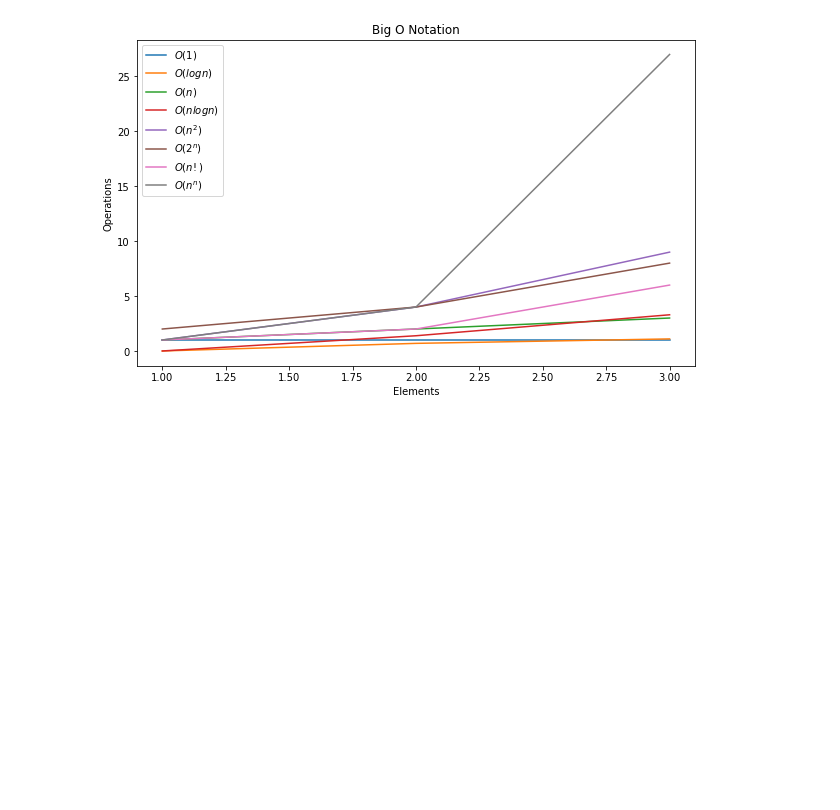
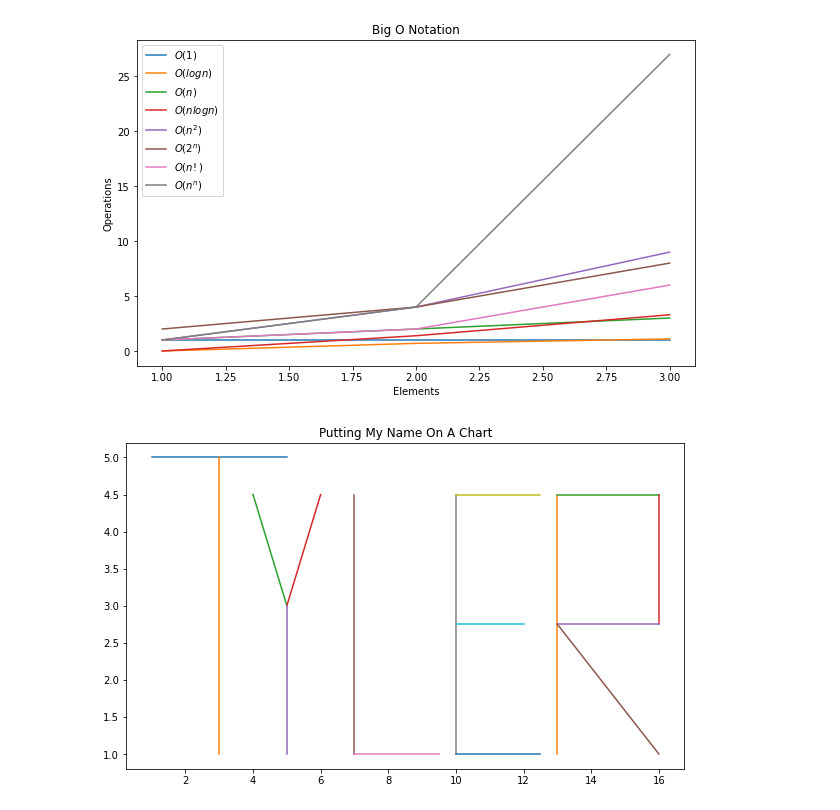
Before and after one commit to Tyler-Applegate/numpy-pandas-visualization-exercises, a Jupyter notebook: big_o_notation.ipynb, the cells around one changed output. Cells and saved outputs as stored; diff of their text form; code cells hidden in the pictures; blank space fills up the shorter version.

Commit message:
added first part of bonus

```diff
--- a/big_o_notation.ipynb
+++ b/big_o_notation.ipynb
@@ -48,3 +48,80 @@ plt.legend()
 plt.show()
 # %% [output]
 [figure]
+# %%
+# Fancy Chart w/ my name
+
+plt.figure(figsize = (10,6))
+plt.title('Putting My Name On A Chart')
+
+# Horizontal part of T
+x1 = [1,5]
+y1 = [5,5]
+# Vertical portion of T
+x2 = [3,3,3,3,3]
+y2 = [1,2,3,4,5]
+# Left side of Y
+x3 = [4,5]
+y3 = [4.5,3]
+# Right side of Y
+x4 = [5,6]
+y4 = [3,4.5]
+# Vertical portion of Y
+x5 = [5,5]
+y5 = [1,3]
+# Vertical portion of L
+x6 = [7,7]
+y6 = [1,4.5]
+# Horizontal portion of L
+x7 = [7,9.5]
+y7 = [1,1]
+# Vertical portion of E
+x8 = [10,10]
+y8 = [1,4.5]
+# Top portion of E
+x9 = [10,12.5]
+y9 = [4.5,4.5]
+# Middle E
+x10 = [10,12]
+y10 = [2.75,2.75]
+# Bottom E
+x11 = [10,12.5]
+y11 = [1,1]
+# Left side of R
+x12 = [13,13]
+y12 = [1,4.5]
+# Top of R
+x13 = [13,16]
+y13 = [4.5,4.5]
+# Right side of R
+x14 = [16,16]
+y14 = [4.5,2.75]
+# Bottom of R
+x15 = [13,16]
+y15 = [2.75,2.75]
+# Diagonal of R
+x16 = [13,16]
+y16 = [2.75,1]
+
+
+plt.plot(x1,y1)
+plt.plot(x2,y2)
+plt.plot(x3,y3)
+plt.plot(x4,y4)
+plt.plot(x5,y5)
+plt.plot(x6,y6)
+plt.plot(x7,y7)
+plt.plot(x8,y8)
+plt.plot(x9,y9)
+plt.plot(x10,y10)
+plt.plot(x11,y11)
+plt.plot(x12,y12)
+plt.plot(x13,y13)
+plt.plot(x14,y14)
+plt.plot(x15,y15)
+plt.plot(x16,y16)
+
+
+plt.show()
+# %% [output]
+[figure, added]
```
Also changed, not shown: parts of 1 cell of this notebook.
